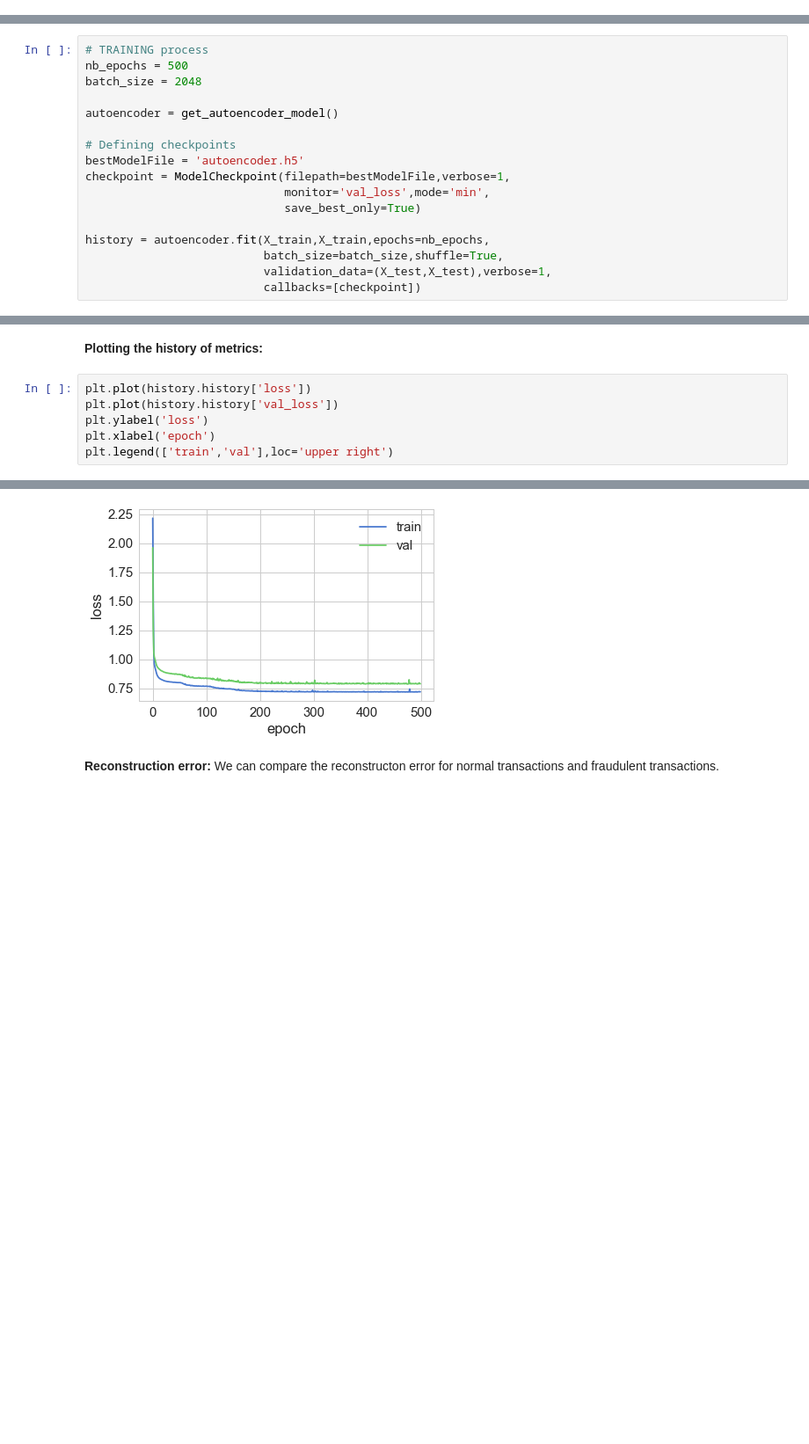
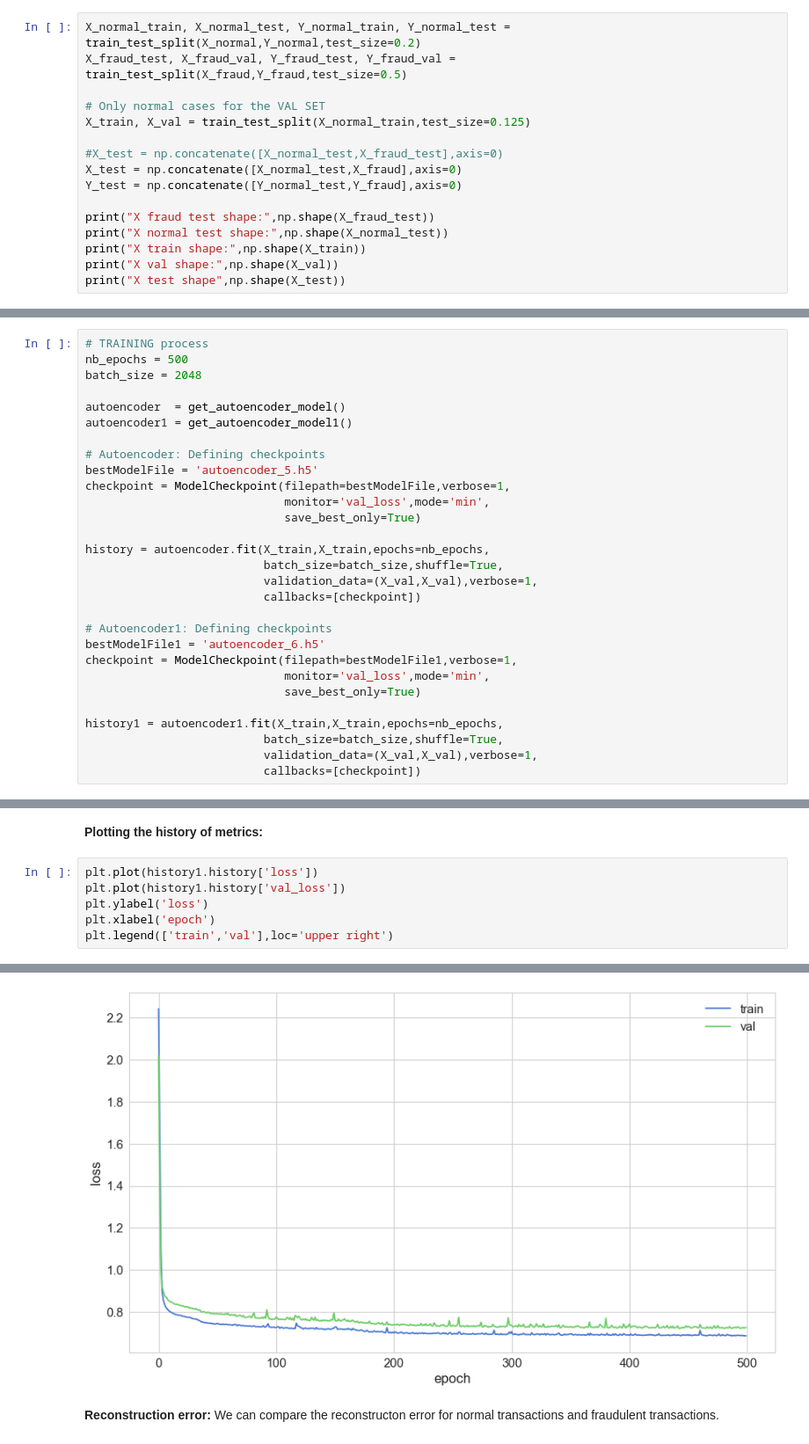
Before and after one commit to JCupe17/AxioFraudDetection, a Jupyter notebook: Fraud_Detection_Autoencoder.ipynb, the cells around one changed output, grey strips where cells are left out. Shown: that part at 88% size. Cells and saved outputs as stored; diff of their text form; blank space fills up the shorter version.

Commit message:
- Variatonal Autoencoder (VAE) implementation - Different Architecture for the Undercomplete Autoencoder (UAE) - Comparison between VAE and UAE: F1 score, AUCPR, precision, recall

```diff
--- a/Fraud_Detection_Autoencoder.ipynb
+++ b/Fraud_Detection_Autoencoder.ipynb
@@ -255,0 +257,16 @@ print(np.sum(Y_train))
+# %%
+X_normal_train, X_normal_test, Y_normal_train, Y_normal_test = train_test_split(X_normal,Y_normal,test_size=0.2)
+X_fraud_test, X_fraud_val, Y_fraud_test, Y_fraud_val = train_test_split(X_fraud,Y_fraud,test_size=0.5)
+
+# Only normal cases for the VAL SET
+X_train, X_val = train_test_split(X_normal_train,test_size=0.125)
+
+#X_test = np.concatenate([X_normal_test,X_fraud_test],axis=0)
+X_test = np.concatenate([X_normal_test,X_fraud],axis=0)
+Y_test = np.concatenate([Y_normal_test,Y_fraud],axis=0)
+
+print("X fraud test shape:",np.shape(X_fraud_test))
+print("X normal test shape:",np.shape(X_normal_test))
+print("X train shape:",np.shape(X_train))
+print("X val shape:",np.shape(X_val))
+print("X test shape",np.shape(X_test))
@@ -296,16 +339,28 @@ def get_variatonal_autoencoder_model():
 nb_epochs = 500
 batch_size = 2048
 
-autoencoder = get_autoencoder_model()
+autoencoder  = get_autoencoder_model()
+autoencoder1 = get_autoencoder_model1()
 
-# Defining checkpoints
-bestModelFile = 'autoencoder.h5'
+# Autoencoder: Defining checkpoints
+bestModelFile = 'autoencoder_5.h5'
 checkpoint = ModelCheckpoint(filepath=bestModelFile,verbose=1,
                              monitor='val_loss',mode='min',
                              save_best_only=True)
 
 history = autoencoder.fit(X_train,X_train,epochs=nb_epochs,
                           batch_size=batch_size,shuffle=True,
-                          validation_data=(X_test,X_test),verbose=1,
+                          validation_data=(X_val,X_val),verbose=1,
                           callbacks=[checkpoint])
+
+# Autoencoder1: Defining checkpoints
+bestModelFile1 = 'autoencoder_6.h5'
+checkpoint = ModelCheckpoint(filepath=bestModelFile1,verbose=1,
+                             monitor='val_loss',mode='min',
+                             save_best_only=True)
+
+history1 = autoencoder1.fit(X_train,X_train,epochs=nb_epochs,
+                          batch_size=batch_size,shuffle=True,
+                          validation_data=(X_val,X_val),verbose=1,
+                          callbacks=[checkpoint])
 # %% [output]
@@ -333,14 +428,14 @@ autoencoder = load_model(bestModelFile)
 # %% [markdown]
 <b>Plotting the history of metrics:</b>
 # %%
-plt.plot(history.history['loss'])
-plt.plot(history.history['val_loss'])
+plt.plot(history1.history['loss'])
+plt.plot(history1.history['val_loss'])
 plt.ylabel('loss')
 plt.xlabel('epoch')
 plt.legend(['train','val'],loc='upper right')
 # %% [output]
 <matplotlib.legend.Legend at 0x...>
-[figure, old version]
+[figure, new version]
 # %% [markdown]
 <b>Reconstruction error:</b>
 We can compare the reconstructon error for normal transactions and fraudulent transactions.
```
Also changed, not shown: parts of 18 cells of this notebook.
